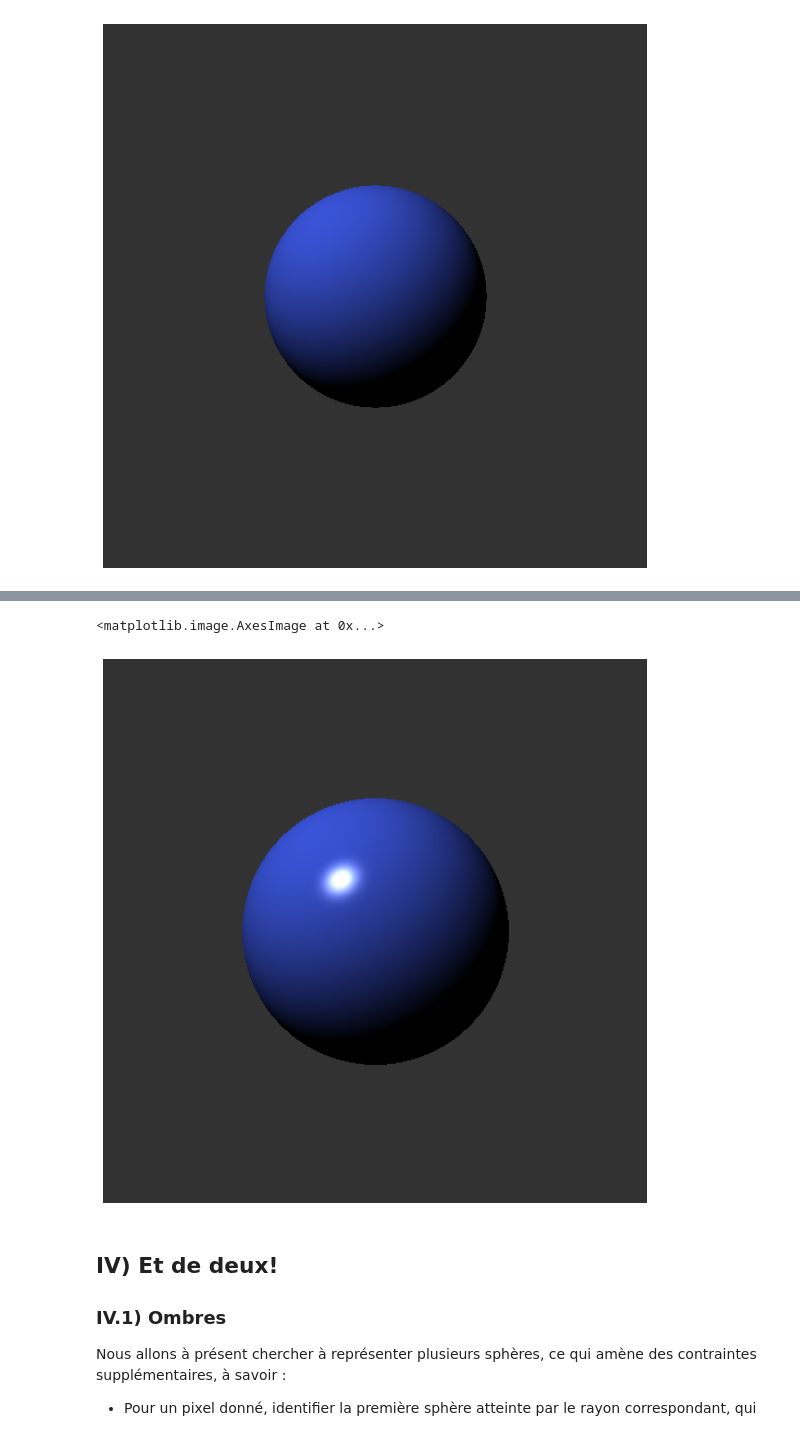
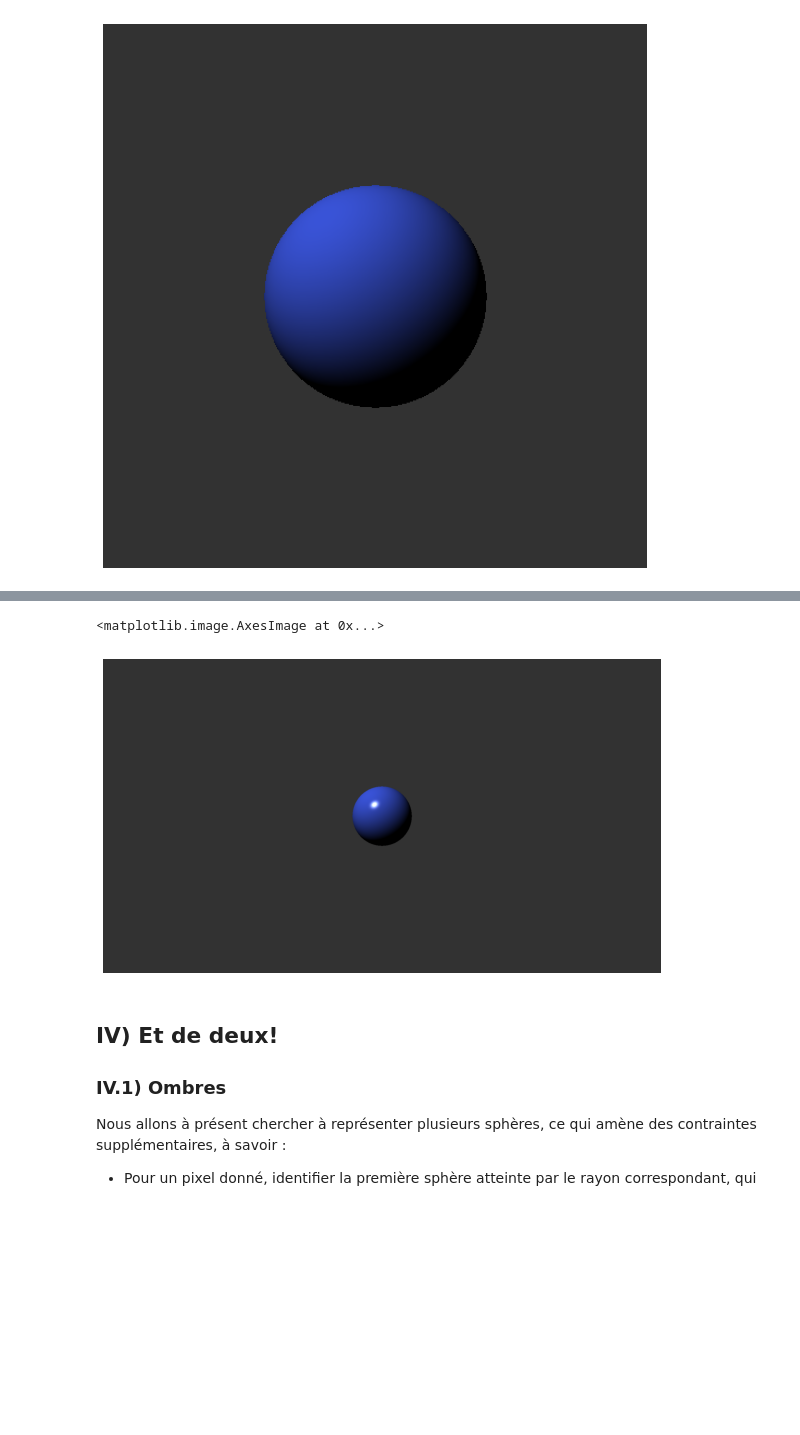
Before and after one commit to fjcasanova/Raytracing, a Jupyter notebook: Raytracing.ipynb, the cells around one changed output, grey strips where cells are left out. Drawn from its saved outputs; the diff is of its cells as text; code cells hidden in the pictures; blank space fills up the shorter version.

```diff
--- a/Raytracing.ipynb
+++ b/Raytracing.ipynb
@@ -209,8 +209,8 @@ couleur_sphere = vecteur(58, 84, 216)
 # %% [markdown]
 On définit alors la fonction **coloration** en entrée la variable depart correspondant au point d'où est émis le rayon (ici l'origine) et la direction qu'il suit (donc notre vecteur $\vec{u}$) et lui attribuant une couleur en fonction de si le rayon émis intersecte la sphère choisie ou pas.
 # %%
-def coloration(depart, direction) :
-    if intersection(depart, direction, centre, rayon) < inf :
+def coloration(depart, u) :
+    if intersection(depart, u, centre, rayon) < inf :
         couleur = couleur_sphere
     else :
         couleur = vecteur(50,50,50)
@@ -221,7 +221,6 @@ for x in range(longueur):
             u = unitaire(direction(x, y))
             couleur = coloration(Origine, u)
             image[y,x] = couleur.rgb()
-            # on utilise la commande clip pour que les composantes RGB valent au minimum 0 et au maximum 255.
 
 plt.rcParams["figure.figsize"] = (10,10)
 plt.axis('off')
@@ -283,9 +282,10 @@ Il ne reste alors plus qu'à placer la source de lumière et à modifier la fonc
 # %%
 L =  vecteur(-20, -30, -20) # position de la source de lumiere
 
-def coloration(depart, direction) :
-    if intersection(depart, direction, centre, rayon) < inf :
-        OM = intersection(depart, direction, centre, rayon) * u
+def coloration(depart, u) :
+    t = intersection(depart, u, centre, rayon)
+    if t < inf :
+        OM = t * u
         ML = L - OM
         l = unitaire(ML)
         n = unitaire(OM - centre)
@@ -363,9 +363,9 @@ $$\vec{r}=\vec{u}-2(\vec{u}\cdot\vec{n})\vec{n}$$ </div>
 Après avoir rajouté les variable alpha et couleur lumiere, définissons alors la fonction **speculaire** qui calcule, à l'aide de la formule précédente, la composante spéculaire.
 # %%
 # caracteristiques de l image
-longueur = 500
-hauteur = 500
-D = 600
+longueur = 1920
+hauteur = 1080
+D = 500
 
 image = zeros((hauteur, longueur, 3), dtype = uint8)
 
@@ -381,37 +381,38 @@ couleur_lumiere = vecteur(255,255,255) # lumiere blanche
 
 def speculaire(u,n,l, alpha):
     if scalaire(l,n) > 0 :
         r = unitaire(u - 2 * scalaire(n, u) * n)
         speculaire = couleur_lumiere * max(scalaire(l, r),0)**alpha
     else :
         speculaire = vecteur(0,0,0)
     return speculaire
 
-def coloration(depart, direction) :
-    if intersection(depart, direction, centre, rayon) < inf :
-        OM = intersection(depart, direction, centre, rayon) * u
+def coloration(depart, u) :
+    t = intersection(depart, u, centre, rayon)
+    if t < inf :
+        OM = t * u
         ML = L - OM
         l = unitaire(ML)
         n = unitaire(OM - centre)
         couleur = couleur_sphere * max(scalaire(n, l),0)
         spec = speculaire(u,n,l, alpha)
         couleur += spec
     else :
         couleur = vecteur(50,50,50)
     return couleur
 
 for x in range(longueur):
     for y in range(hauteur) :
         u = unitaire(direction(x, y))
         couleur = coloration(Origine, u)
         image[y, x] = couleur.rgb()
 
 plt.rcParams["figure.figsize"] = (10,10)
 plt.axis('off')
 plt.imshow(image)
 # %% [output]
 <matplotlib.image.AxesImage at 0x...>
-[figure, old version]
+[figure, new version]
 # %% [markdown]
 ## IV) Et de deux!
 
```
Also changed, not shown: parts of 12 cells of this notebook, 2 other files.
